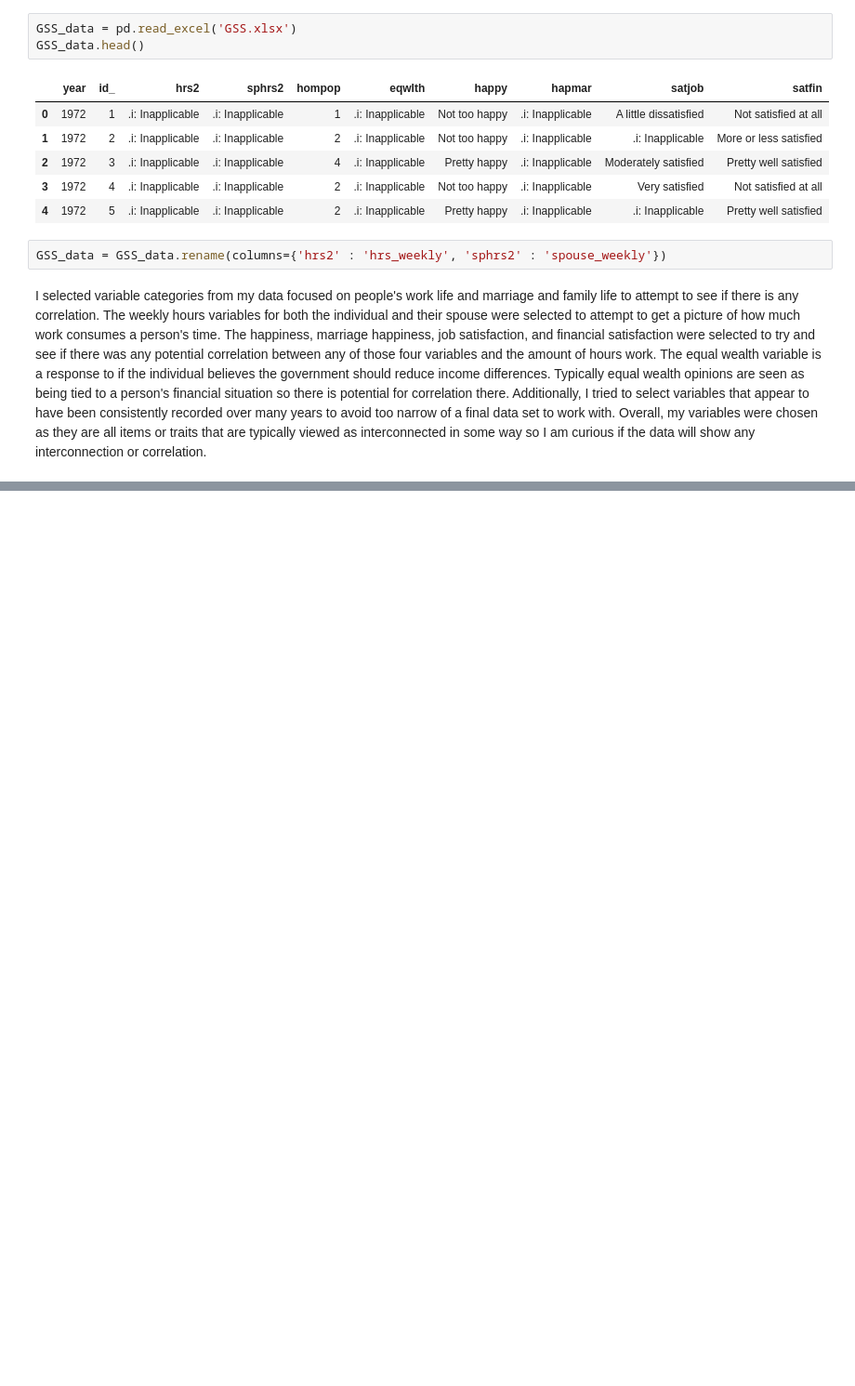
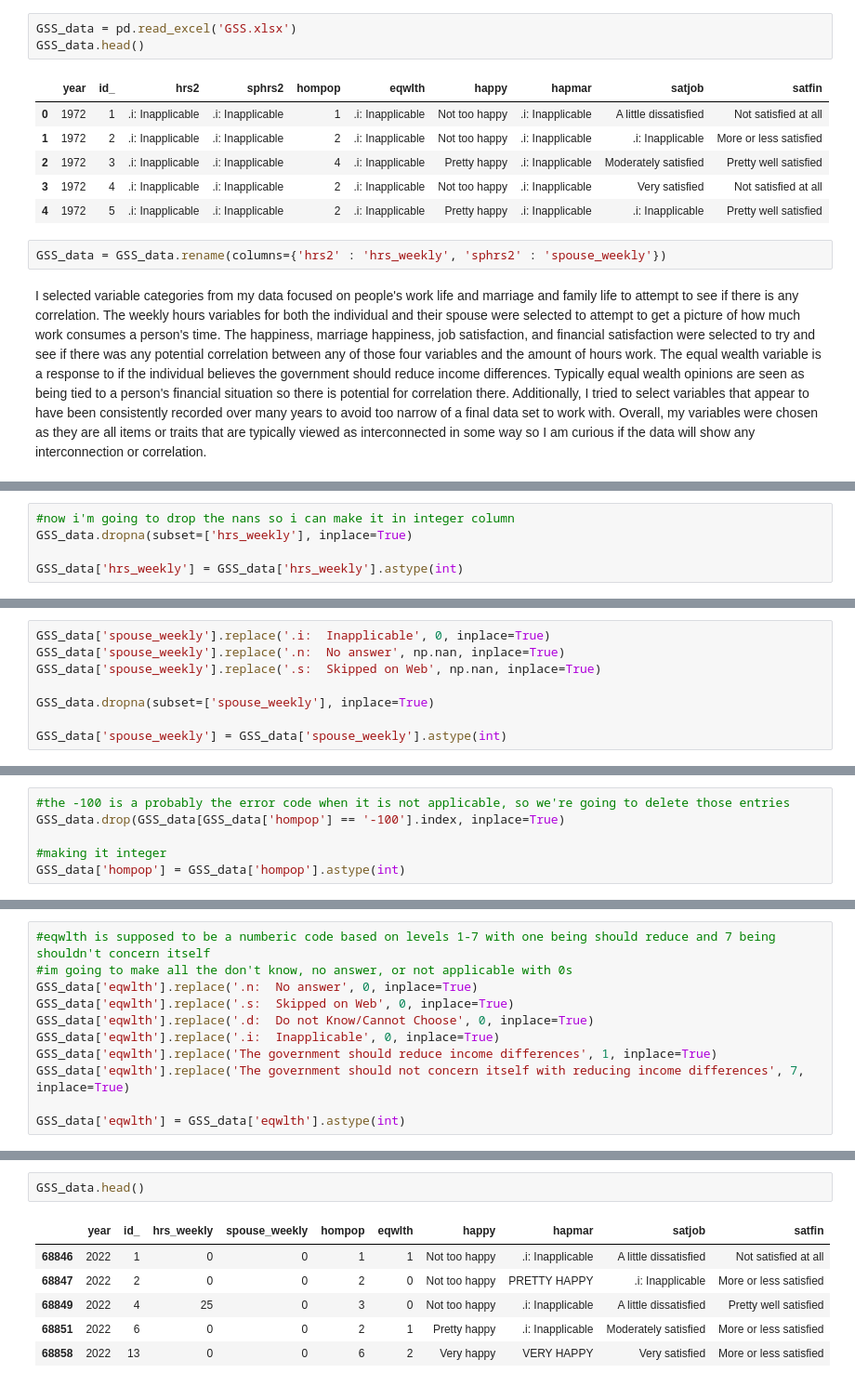
Before and after one commit to aileenkent/EDA., a Jupyter notebook: lab/gss.ipynb, the cells around one changed output, grey strips where cells are left out. Shown at 93% size. Cells and saved outputs as stored; diff of their text form; blank space fills up the shorter version.

```diff
--- a/lab/gss.ipynb
+++ b/lab/gss.ipynb
@@ -48,0 +106,5 @@ I selected variable categories from my data focused on people's work life and ma
+# %%
+#now i'm going to drop the nans so i can make it in integer column
+GSS_data.dropna(subset=['hrs_weekly'], inplace=True)
+
+GSS_data['hrs_weekly'] = GSS_data['hrs_weekly'].astype(int)
@@ -48,0 +118,8 @@ I selected variable categories from my data focused on people's work life and ma
+# %%
+GSS_data['spouse_weekly'].replace('.i:  Inapplicable', 0, inplace=True)
+GSS_data['spouse_weekly'].replace('.n:  No answer', np.nan, inplace=True)
+GSS_data['spouse_weekly'].replace('.s:  Skipped on Web', np.nan, inplace=True)
+
+GSS_data.dropna(subset=['spouse_weekly'], inplace=True)
+
+GSS_data['spouse_weekly'] = GSS_data['spouse_weekly'].astype(int)
@@ -48,0 +171,6 @@ I selected variable categories from my data focused on people's work life and ma
+# %%
+#the -100 is a probably the error code when it is not applicable, so we're going to delete those entries
+GSS_data.drop(GSS_data[GSS_data['hompop'] == '-100'].index, inplace=True)
+
+#making it integer
+GSS_data['hompop'] = GSS_data['hompop'].astype(int)
@@ -48,0 +185,11 @@ I selected variable categories from my data focused on people's work life and ma
+# %%
+#eqwlth is supposed to be a numberic code based on levels 1-7 with one being should reduce and 7 being shouldn't concern itself
+#im going to make all the don't know, no answer, or not applicable with 0s
+GSS_data['eqwlth'].replace('.n:  No answer', 0, inplace=True)
+GSS_data['eqwlth'].replace('.s:  Skipped on Web', 0, inplace=True)
+GSS_data['eqwlth'].replace('.d:  Do not Know/Cannot Choose', 0, inplace=True)
+GSS_data['eqwlth'].replace('.i:  Inapplicable', 0, inplace=True)
+GSS_data['eqwlth'].replace('The government should reduce income differences', 1, inplace=True)
+GSS_data['eqwlth'].replace('The government should not concern itself with reducing income differences', 7, inplace=True)
+
+GSS_data['eqwlth'] = GSS_data['eqwlth'].astype(int)
@@ -48,0 +270,9 @@ I selected variable categories from my data focused on people's work life and ma
+# %%
+GSS_data.head()
+# %% [output]
+|  | year | id_ | hrs_weekly | spouse_weekly | hompop | eqwlth | happy | hapmar | satjob | satfin |
+| 68846 | 2022 | 1 | 0 | 0 | 1 | 1 | Not too happy | .i: Inapplicable | A little dissatisfied | Not satisfied at all |
+| 68847 | 2022 | 2 | 0 | 0 | 2 | 0 | Not too happy | PRETTY HAPPY | .i: Inapplicable | More or less satisfied |
+| 68849 | 2022 | 4 | 25 | 0 | 3 | 0 | Not too happy | .i: Inapplicable | A little dissatisfied | Pretty well satisfied |
+| 68851 | 2022 | 6 | 0 | 0 | 2 | 1 | Pretty happy | .i: Inapplicable | Moderately satisfied | More or less satisfied |
+| 68858 | 2022 | 13 | 0 | 0 | 6 | 2 | Very happy | VERY HAPPY | Very satisfied | More or less satisfied |
```
Also changed, not shown: parts of 14 cells of this notebook.
